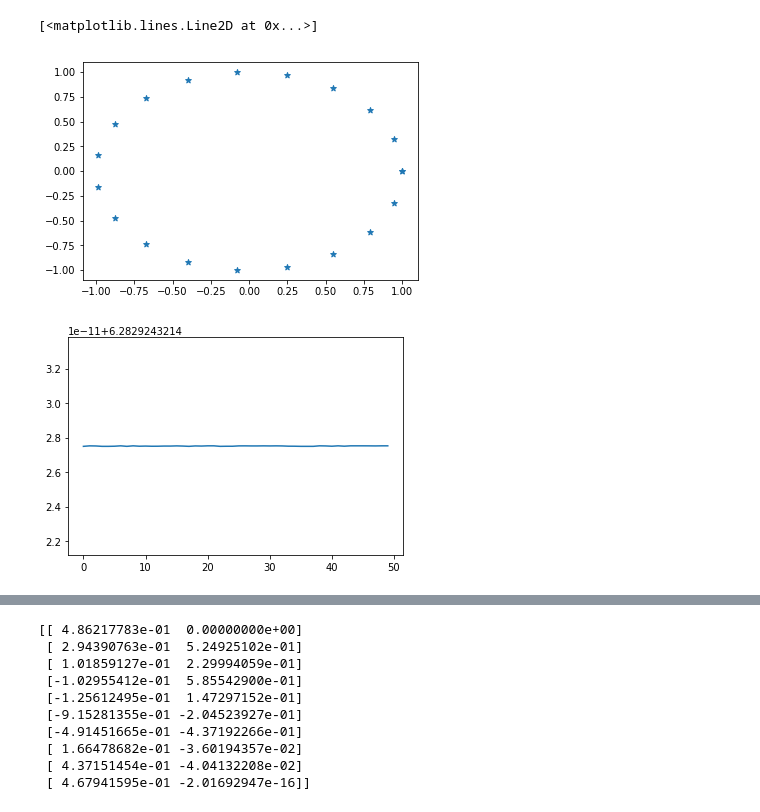
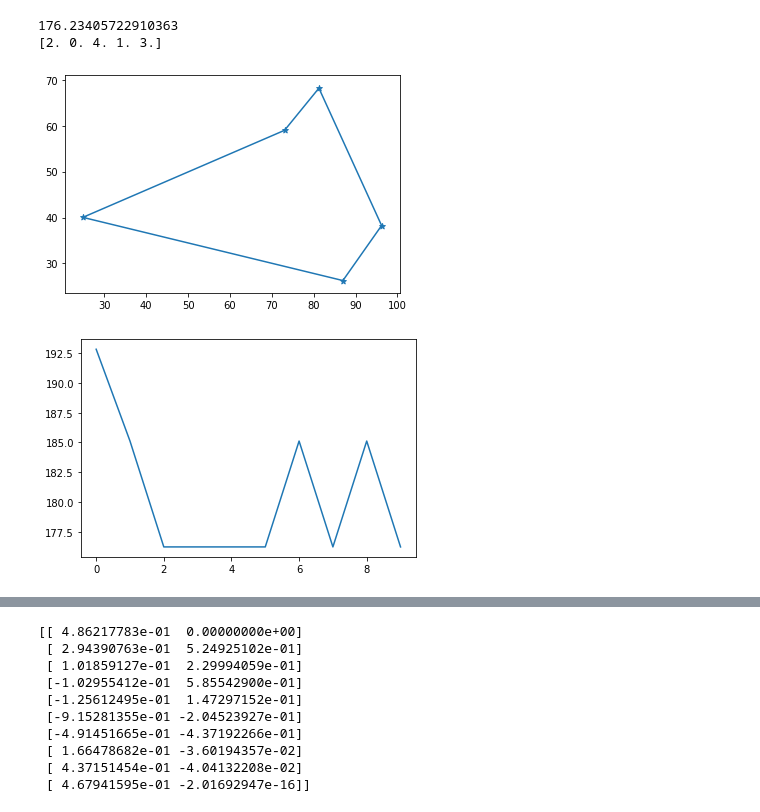
Before and after one commit to xetqL/TSP-AC, a Jupyter notebook: TSP-AC.ipynb, the cells around one changed output, grey strips where cells are left out. Saved outputs shown, nothing was run; the diff lists cells and outputs as text; code cells hidden in the pictures.

```diff
--- a/TSP-AC.ipynb
+++ b/TSP-AC.ipynb
@@ -19,7 +19,7 @@ def get_travel(solution, city_points):
     return np.array(travel)
 
 def init_tsp(NB_CITIES):
-    cities = np.random.rand(NB_CITIES, 2)
+    cities = np.random.rand(NB_CITIES, 2) * 100.0
 
     distances = np.zeros((NB_CITIES, NB_CITIES))
 
@@ -28,7 +28,7 @@ def init_tsp(NB_CITIES):
             if from_city != to_city:
                 distances[from_city][to_city] = distances[to_city][from_city] = np.linalg.norm(p1-p2)
 
-    np.fill_diagonal(distances, 0.000000000000001)
+    #np.fill_diagonal(distances, 0.000000000000001)
     return cities, distances
 
 def init_tsp_circular(NB_CITIES):
@@ -42,7 +42,7 @@ def init_tsp_circular(NB_CITIES):
             if from_city != to_city:
                 distances[from_city][to_city] = distances[to_city][from_city] = np.linalg.norm(p1-p2)
 
-    np.fill_diagonal(distances, 0.000000000000001)
+    #np.fill_diagonal(distances, 0.000000000000001)
     return cities, distances
 
 def get_random_solution(NB_CITIES):
@@ -62,7 +62,7 @@ def getP(visibility, pheromones, alpha=1, beta=1):
         np.sum(np.multiply(np.power(visibility, alpha), np.power(pheromones, beta)))
 
 def P_i(i, visibility, pheromones, alpha=1, beta=1):
-    return getP(visibility[i], pheromones[i], alpha=alpha)
+    return getP(visibility[i], pheromones[i], alpha=alpha, beta=beta)
 
 def select(P):
     if len(P)==1:
@@ -71,47 +71,53 @@ def select(P):
     return np.random.choice(np.arange(len(P)), p=P)
 # %%
 import matplotlib.pyplot as plt
-NB_CITIES=20
-NB_ANTS  =20
-NB_ITER  =50
+NB_CITIES=5
+NB_ANTS  =5
+NB_ITER  =10
 
-np.random.seed(0)
-
-cities, distances = init_tsp_circular(NB_CITIES)
+cities, distances = init_tsp(NB_CITIES)
 visibility = 1 / distances
 np.fill_diagonal(visibility, 0)
-pheromones = np.ones_like(visibility) / 10
+pheromones = np.ones_like(visibility) / 7
 np.fill_diagonal(pheromones, 0)
-evaporation = 0.9
+evaporation = 0.7
 Q = 1
 L = np.zeros(NB_ANTS)
 fit=[]
 
 for iteration in range(NB_ITER):
     solutions = np.zeros((NB_ANTS, NB_CITIES))
-    #tabus     = np.ones((NB_ANTS, NB_CITIES), dtype=bool)
-    #ids       = np.arange(NB_CITIES)
+
     for ant in range(NB_ANTS):
         v = np.copy(visibility)
         s = np.random.randint(NB_CITIES)
         solution = np.zeros(NB_CITIES)
-        #solutions[ant, 0] = s
+        v[:, s] = 0
+        solution[0] = s
         for i in range(1, NB_CITIES):
-            p = getP(v[s], pheromones[s], alpha=2)
+            p = getP(v[s], pheromones[s], alpha=1, beta=1)
+            v[s, :] = 0
+            s = select(p)
             v[:, s] = 0
-            s = select(p)
+
             solution[i] = s
+        solutions[ant]  = solution
         L[ant] = fitness(solution.astype(int), distances)
+
     pheromones = evaporation * pheromones
     for ant in range(NB_ANTS):
         for edge in pairwize(solutions[ant]):
-            pheromones[tuple(edge.astype(int))] += 1 / L[ant]
+            pheromones[tuple(edge.astype(int))]       += 1 / L[ant]
+            pheromones[tuple(edge[::-1].astype(int))] += 1 / L[ant]
     best = np.argmin(L)
-    fit.append(fitnesses[best])
+    fit.append(L[best])
 plot_solution(solutions[best].astype(int))
 plt.figure()
 plt.plot(fit)
+print(np.min(L))
+print(solutions[best])
 # %% [output]
-[<matplotlib.lines.Line2D at 0x...>]
+176.23405722910363
+[2. 0. 4. 1. 3.]
-[figure, old version]
+[figure, new version]
-[figure, old version]
+[figure, new version]
```
Also changed, not shown: parts of 1 cell of this notebook, 1 other file.
